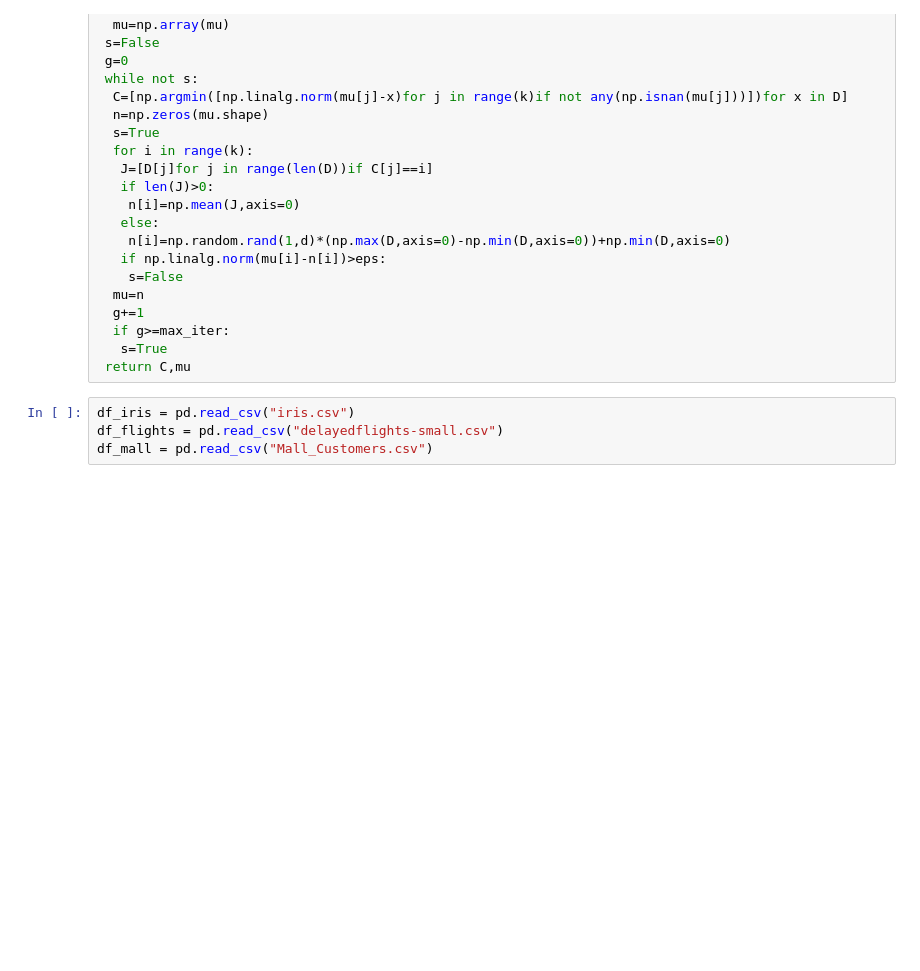
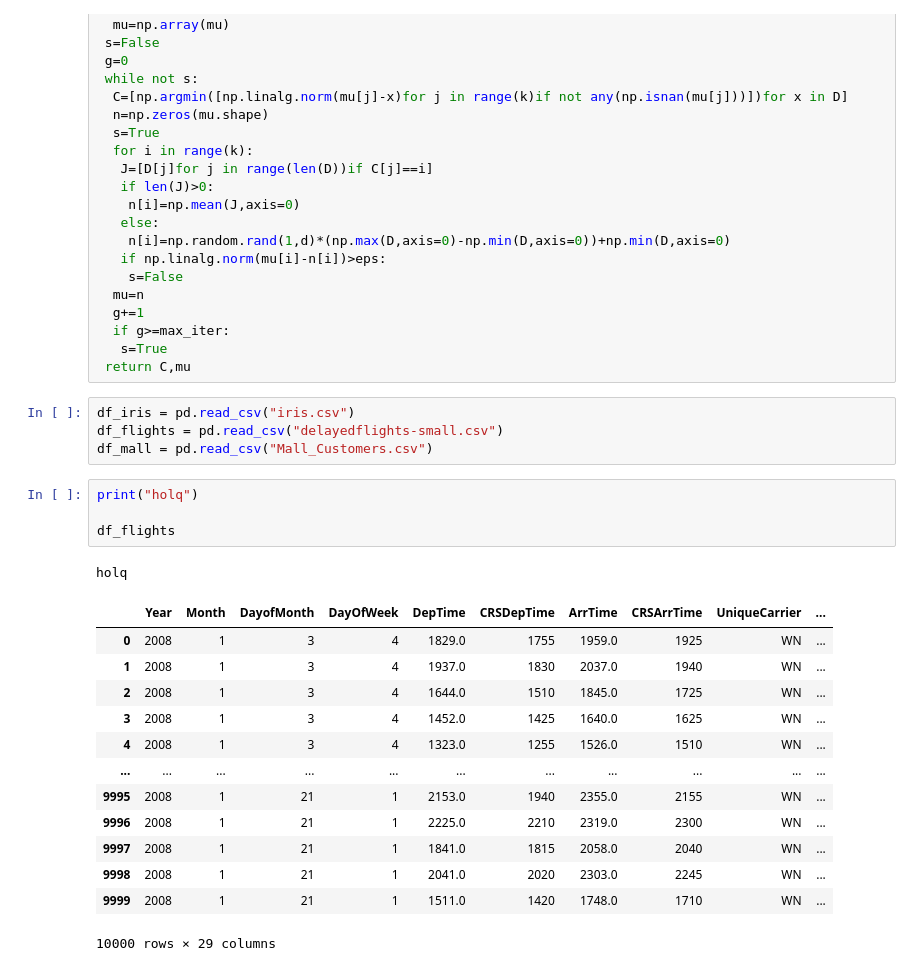
Before and after one commit to JuanJoseCifuentes/bi-sheet3, a Jupyter notebook: sheet6/bi2023-2-sheet6-template.ipynb, the cells around one changed output. Saved outputs shown, nothing was run; the diff lists cells and outputs as text; blank space fills up the shorter version.

```diff
--- a/sheet6/bi2023-2-sheet6-template.ipynb
+++ b/sheet6/bi2023-2-sheet6-template.ipynb
@@ -326,3 +366,22 @@ def kMeans(D,k,eps=0.01,mu=None,max_iter=20):
 df_iris = pd.read_csv("iris.csv")
 df_flights = pd.read_csv("delayedflights-small.csv")
 df_mall = pd.read_csv("Mall_Customers.csv")
+# %%
+print("holq")
+
+df_flights
+# %% [output]
+holq
+|  | Year | Month | DayofMonth | DayOfWeek | DepTime | CRSDepTime | ArrTime | CRSArrTime | UniqueCarrier | ... |
+| 0 | 2008 | 1 | 3 | 4 | 1829.0 | 1755 | 1959.0 | 1925 | WN | ... |
+| 1 | 2008 | 1 | 3 | 4 | 1937.0 | 1830 | 2037.0 | 1940 | WN | ... |
+| 2 | 2008 | 1 | 3 | 4 | 1644.0 | 1510 | 1845.0 | 1725 | WN | ... |
+| 3 | 2008 | 1 | 3 | 4 | 1452.0 | 1425 | 1640.0 | 1625 | WN | ... |
+| 4 | 2008 | 1 | 3 | 4 | 1323.0 | 1255 | 1526.0 | 1510 | WN | ... |
+| ... | ... | ... | ... | ... | ... | ... | ... | ... | ... | ... |
+| 9995 | 2008 | 1 | 21 | 1 | 2153.0 | 1940 | 2355.0 | 2155 | WN | ... |
+| 9996 | 2008 | 1 | 21 | 1 | 2225.0 | 2210 | 2319.0 | 2300 | WN | ... |
+| 9997 | 2008 | 1 | 21 | 1 | 1841.0 | 1815 | 2058.0 | 2040 | WN | ... |
+| 9998 | 2008 | 1 | 21 | 1 | 2041.0 | 2020 | 2303.0 | 2245 | WN | ... |
+| 9999 | 2008 | 1 | 21 | 1 | 1511.0 | 1420 | 1748.0 | 1710 | WN | ... |
+10000 rows × 29 columns
```
Also changed, not shown: parts of 10 cells of this notebook.
